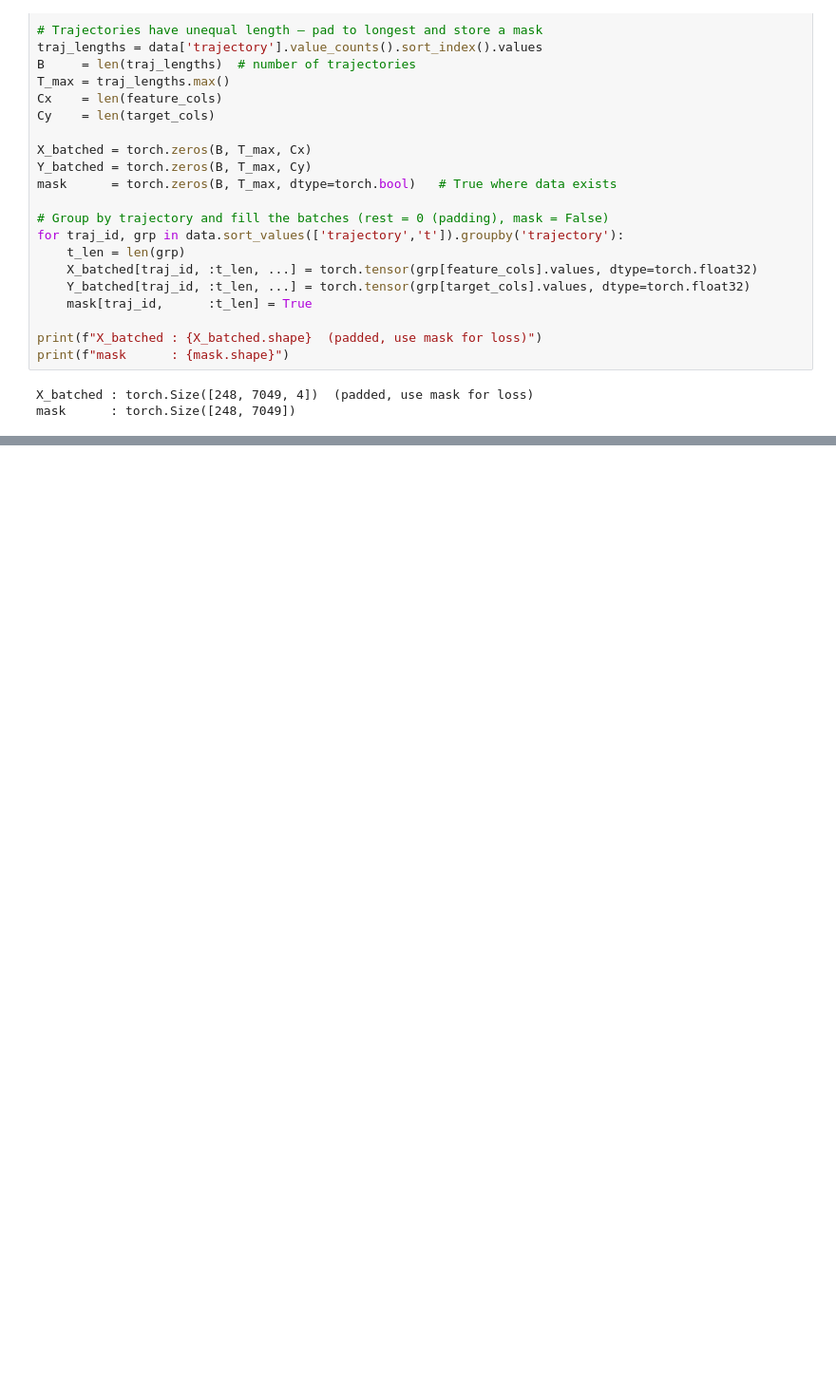
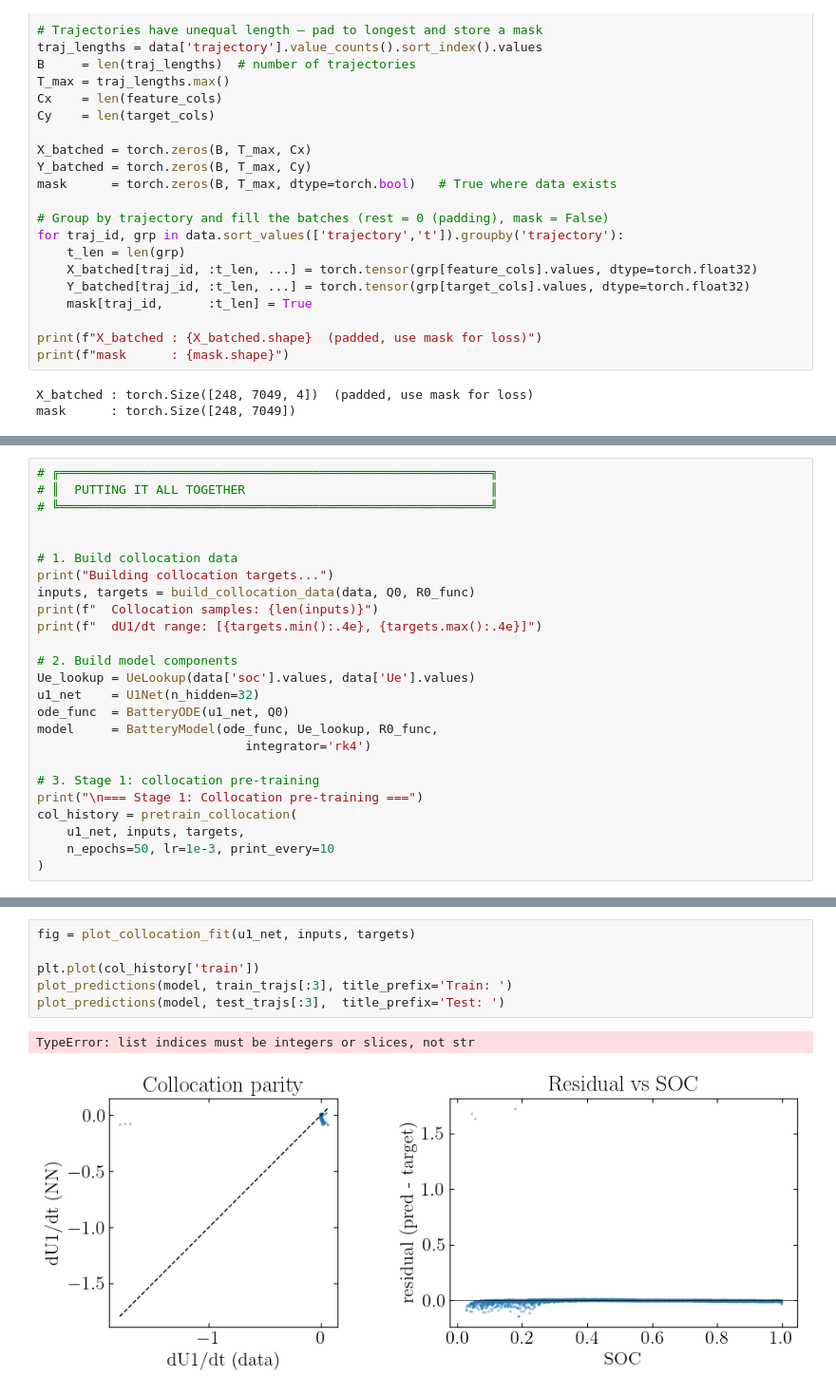
Before and after one commit to j-haralds/MSc_thesis, a Jupyter notebook: program/5_Multi/6_JN_NODE.ipynb, the cells around one changed output, grey strips where cells are left out. Shown at 95% size. Cells and saved outputs as stored; diff of their text form; blank space fills up the shorter version.

```diff
--- a/program/5_Multi/6_JN_NODE.ipynb
+++ b/program/5_Multi/6_JN_NODE.ipynb
@@ -241,0 +849,25 @@ print(V_rc_pred[idx, :t_max])
+# %%
+# ╔══════════════════════════════════════════════════════════╗
+# ║  PUTTING IT ALL TOGETHER                                 ║
+# ╚══════════════════════════════════════════════════════════╝
+
+
+# 1. Build collocation data
+print("Building collocation targets...")
+inputs, targets = build_collocation_data(data, Q0, R0_func)
+print(f"  Collocation samples: {len(inputs)}")
+print(f"  dU1/dt range: [{targets.min():.4e}, {targets.max():.4e}]")
+
+# 2. Build model components
+Ue_lookup = UeLookup(data['soc'].values, data['Ue'].values)
+u1_net    = U1Net(n_hidden=32)
+ode_func  = BatteryODE(u1_net, Q0)
+model     = BatteryModel(ode_func, Ue_lookup, R0_func,
+                            integrator='rk4')
+
+# 3. Stage 1: collocation pre-training
+print("\n=== Stage 1: Collocation pre-training ===")
+col_history = pretrain_collocation(
+    u1_net, inputs, targets,
+    n_epochs=50, lr=1e-3, print_every=10
+)
@@ -241,0 +886,9 @@ print(V_rc_pred[idx, :t_max])
+# %%
+fig = plot_collocation_fit(u1_net, inputs, targets)
+
+plt.plot(col_history['train'])
+plot_predictions(model, train_trajs[:3], title_prefix='Train: ')
+plot_predictions(model, test_trajs[:3],  title_prefix='Test: ')
+# %% [output]
+TypeError: list indices must be integers or slices, not str
+[figure, added]
```
Also changed, not shown: parts of 17 cells of this notebook, 3 other files.
